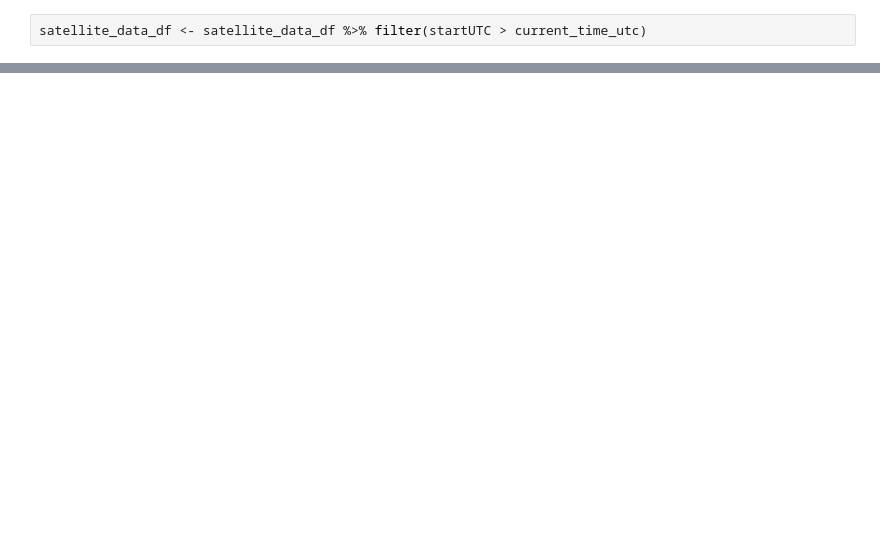
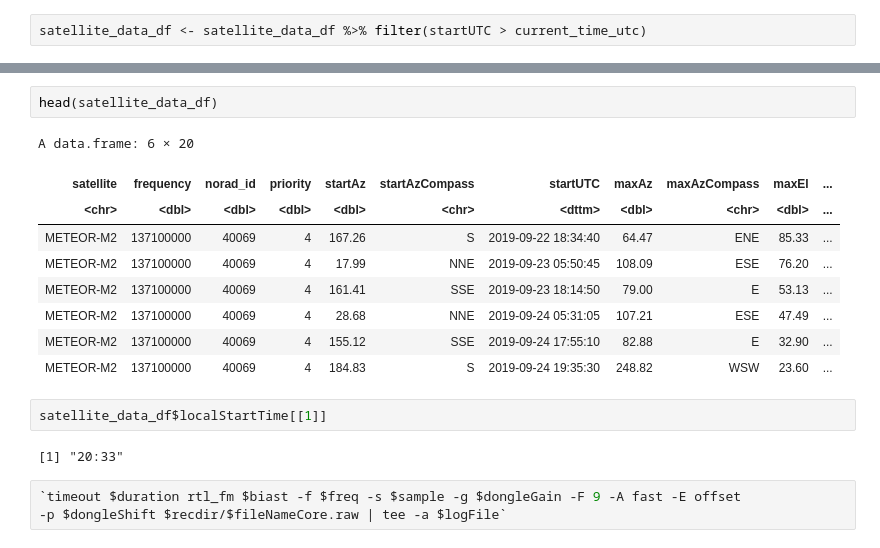
Before and after one commit to pgcudahy/mlrpt-runner, a Jupyter notebook: Run MLRPT.ipynb, the cells around one changed output, grey strips where cells are left out. Drawn from its saved outputs; the diff is of its cells as text; blank space fills up the shorter version.

```diff
--- a/Run MLRPT.ipynb
+++ b/Run MLRPT.ipynb
@@ -92,0 +143,19 @@ paste0('systemd-run --user --no-block --unit=\"mlrpt_', satellite_data_df$startD
+# %%
+head(satellite_data_df)
+# %% [output]
+A data.frame: 6 × 20
+| satellite | frequency | norad_id | priority | startAz | startAzCompass | startUTC | maxAz | maxAzCompass | maxEl | ... |
+| <chr> | <dbl> | <dbl> | <dbl> | <dbl> | <chr> | <dttm> | <dbl> | <chr> | <dbl> | ... |
+| METEOR-M2 | 137100000 | 40069 | 4 | 167.26 | S | 2019-09-22 18:34:40 | 64.47 | ENE | 85.33 | ... |
+| METEOR-M2 | 137100000 | 40069 | 4 | 17.99 | NNE | 2019-09-23 05:50:45 | 108.09 | ESE | 76.20 | ... |
+| METEOR-M2 | 137100000 | 40069 | 4 | 161.41 | SSE | 2019-09-23 18:14:50 | 79.00 | E | 53.13 | ... |
+| METEOR-M2 | 137100000 | 40069 | 4 | 28.68 | NNE | 2019-09-24 05:31:05 | 107.21 | ESE | 47.49 | ... |
+| METEOR-M2 | 137100000 | 40069 | 4 | 155.12 | SSE | 2019-09-24 17:55:10 | 82.88 | E | 32.90 | ... |
+| METEOR-M2 | 137100000 | 40069 | 4 | 184.83 | S | 2019-09-24 19:35:30 | 248.82 | WSW | 23.60 | ... |
+# %%
+satellite_data_df$localStartTime[[1]]
+# %% [output]
+[1] "20:33"
+# %%
+`timeout $duration rtl_fm $biast -f $freq -s $sample -g $dongleGain -F 9 -A fast -E offset
+-p $dongleShift $recdir/$fileNameCore.raw | tee -a $logFile`
```
Also changed, not shown: parts of 12 cells of this notebook, 1 other file.
